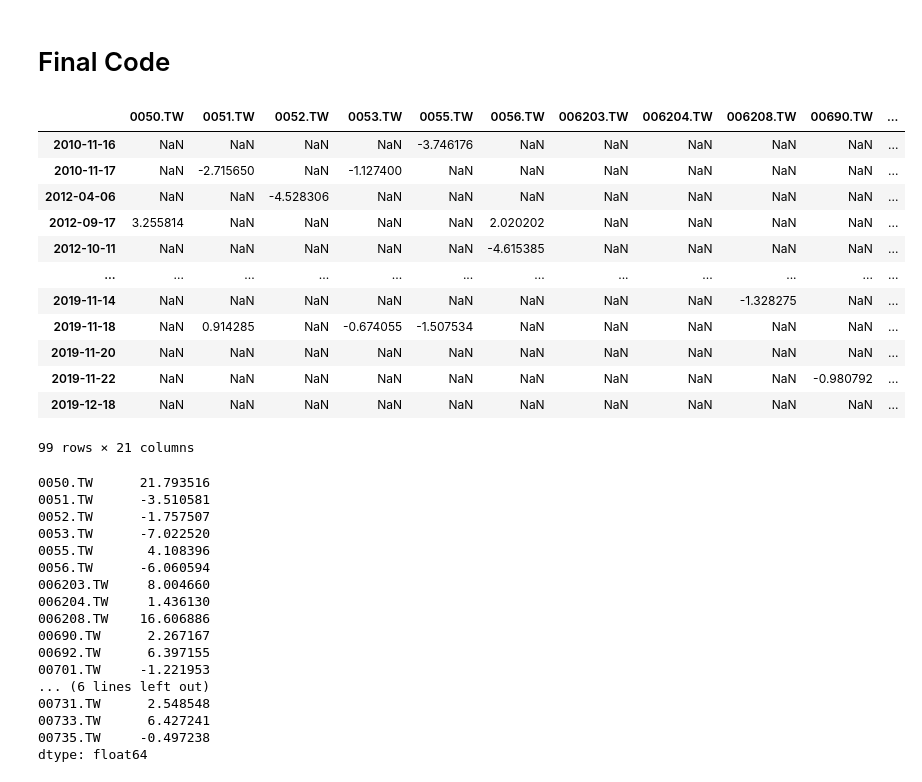
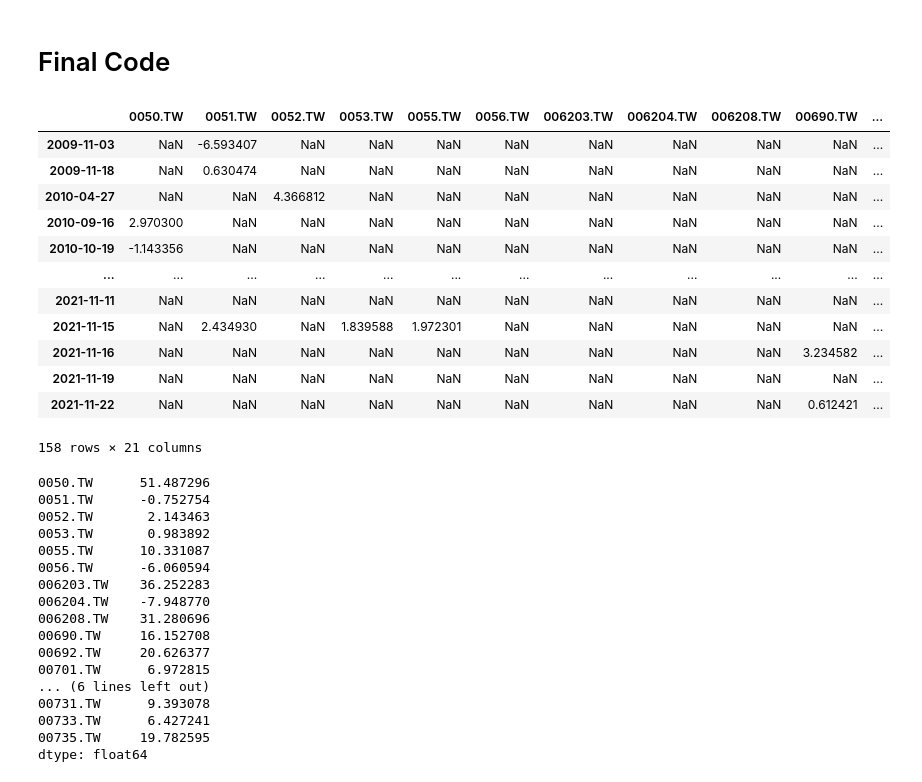
Before and after one commit to benson85560/yuanta, a Jupyter notebook: Dividend_Yield_Strategy.ipynb, the cells around one changed output. Saved outputs shown, nothing was run; the diff lists cells and outputs as text; code cells hidden in the pictures.

```diff
--- a/Dividend_Yield_Strategy.ipynb
+++ b/Dividend_Yield_Strategy.ipynb
@@ -929,7 +927,10 @@ sns.heatmap(data = pic).set(title='Return');
 # %%
-symbol = '0050.TW'
+startday = '2015-1-1'
+endday = '2022-1-1'
+
+symbol = '0053.TW'
 data = yf.Ticker(symbol)
-df = data.history(period='D', start='2010-1-1', end='2020-1-1')
+df = data.history(period='D', start = startday, end = endday)
 df = df.drop(columns = ['Dividends', 'Stock Splits'])
 df.columns = ['open', 'high', 'low', 'close', 'volume']
 
@@ -953,7 +954,9 @@ feeRate = 0.003 #手續費
 profit_list = []
 price = [] # 除息日
 buy = []
-sell = []
+sell_win = []
+sell_lose = []
+sell_close = []
 timeList = []
 first = 0 ##除了第一筆之外，只紀錄出場的時間點
 BS = None ##紀錄現在的狀態是做多還做空
@@ -969,7 +972,7 @@ for i in range(len(df)):
     if i == len(df)-1:
       break
 
-    if df['0050'][i] > 0 and df['close'][i] > 0: # 除息日
+    if df['0053'][i] > 0 and df['close'][i] > 0: # 除息日
       price.append(i)
 
       for j in range(i-In, i-Out+1):
@@ -991,7 +994,7 @@ for i in range(len(df)):
             # profit_fee_list.append(profit_fee)
             profit_list.append(profit)
             timeList.append(df.index[j+1])
-            sell.append(j+1)
+            sell_win.append(j+1)
             BS=None
 
 
@@ -1002,7 +1005,7 @@ for i in range(len(df)):
             # profit_fee_list.append(profit_fee)
             profit_list.append(profit)
             timeList.append(df.index[j+1])
-            sell.append(j+1)
+            sell_lose.append(j+1)
             BS=None
 
 
@@ -1013,7 +1016,7 @@ for i in range(len(df)):
             # profit_fee_list.append(profit_fee)
             profit_list.append(profit)
             timeList.append(df.index[j+1])
-            sell.append(j+1)
+            sell_close.append(j+1)
             BS=None
 
 equity = pd.DataFrame({'0050.TW':np.cumsum(profit_list)}, index=timeList)
@@ -1058,9 +1064,12 @@ plt.title('Price Movement',fontsize  = 16);
 # %% [markdown]
 # Final Code
 # %%
+startday = '2008-1-1'
+endday = '2022-1-1'
+
 symbol = '0050.TW'
 data = yf.Ticker(symbol)
-df = data.history(period='D', start='2010-1-1', end='2020-1-1')
+df = data.history(period='D', start = startday, end = endday)
 df = df.drop(columns = ['Dividends', 'Stock Splits'])
 df.columns = ['open', 'high', 'low', 'close', 'volume']
 
@@ -1160,7 +1169,7 @@ for k in range(len(symbol_list)):
   symbol = symbol_list[k]
 
   data = yf.Ticker(symbol)
-  df = data.history(period='D', start='2010-1-1', end='2020-1-1')
+  df = data.history(period='D', start = startday, end = endday)
   df = df.drop(columns = ['Dividends', 'Stock Splits'])
   df.columns = ['open', 'high', 'low', 'close', 'volume']
 
@@ -1226,65 +1235,65 @@ for k in range(len(symbol_list)):
               BS=None
 
 
             # buy停損
           if df['close'][j] < stopLoss and BS == 'B':
               profit = tempSize * (df['open'][j+1] - temp) # temp : 進場價
               # profit_fee = profit - money*feeRate - (money+profit)*feeRate
               # profit_fee_list.append(profit_fee)
               profit_list.append(profit)
               timeList.append(df.index[j+1])
               sell.append(j+1)
               BS=None
 
 
             # 最後一天平倉
           if j == (i-Out) and BS == 'B':
               profit = tempSize * (df['open'][j+1] - temp) # temp : 進場價
               # profit_fee = profit - money*feeRate - (money+profit)*feeRate
               # profit_fee_list.append(profit_fee)
               profit_list.append(profit)
               timeList.append(df.index[j+1])
               sell.append(j+1)
               BS=None
 
   pp = pd.DataFrame({'{}'.format(symbol_list[k]):profit_list}, index=timeList)
   equity = pd.concat([equity,pp], join='outer', axis=1)
 
 equity
 # %% [output]
 |  | 0050.TW | 0051.TW | 0052.TW | 0053.TW | 0055.TW | 0056.TW | 006203.TW | 006204.TW | 006208.TW | 00690.TW | ... |
-| 2010-11-16 | NaN | NaN | NaN | NaN | -3.746176 | NaN | NaN | NaN | NaN | NaN | ... |
-| 2010-11-17 | NaN | -2.715650 | NaN | -1.127400 | NaN | NaN | NaN | NaN | NaN | NaN | ... |
-| 2012-04-06 | NaN | NaN | -4.528306 | NaN | NaN | NaN | NaN | NaN | NaN | NaN | ... |
-| 2012-09-17 | 3.255814 | NaN | NaN | NaN | NaN | 2.020202 | NaN | NaN | NaN | NaN | ... |
-| 2012-10-11 | NaN | NaN | NaN | NaN | NaN | -4.615385 | NaN | NaN | NaN | NaN | ... |
+| 2009-11-03 | NaN | -6.593407 | NaN | NaN | NaN | NaN | NaN | NaN | NaN | NaN | ... |
+| 2009-11-18 | NaN | 0.630474 | NaN | NaN | NaN | NaN | NaN | NaN | NaN | NaN | ... |
+| 2010-04-27 | NaN | NaN | 4.366812 | NaN | NaN | NaN | NaN | NaN | NaN | NaN | ... |
+| 2010-09-16 | 2.970300 | NaN | NaN | NaN | NaN | NaN | NaN | NaN | NaN | NaN | ... |
+| 2010-10-19 | -1.143356 | NaN | NaN | NaN | NaN | NaN | NaN | NaN | NaN | NaN | ... |
 | ... | ... | ... | ... | ... | ... | ... | ... | ... | ... | ... | ... |
-| 2019-11-14 | NaN | NaN | NaN | NaN | NaN | NaN | NaN | NaN | -1.328275 | NaN | ... |
-| 2019-11-18 | NaN | 0.914285 | NaN | -0.674055 | -1.507534 | NaN | NaN | NaN | NaN | NaN | ... |
-| 2019-11-20 | NaN | NaN | NaN | NaN | NaN | NaN | NaN | NaN | NaN | NaN | ... |
-| 2019-11-22 | NaN | NaN | NaN | NaN | NaN | NaN | NaN | NaN | NaN | -0.980792 | ... |
-| 2019-12-18 | NaN | NaN | NaN | NaN | NaN | NaN | NaN | NaN | NaN | NaN | ... |
+| 2021-11-11 | NaN | NaN | NaN | NaN | NaN | NaN | NaN | NaN | NaN | NaN | ... |
+| 2021-11-15 | NaN | 2.434930 | NaN | 1.839588 | 1.972301 | NaN | NaN | NaN | NaN | NaN | ... |
+| 2021-11-16 | NaN | NaN | NaN | NaN | NaN | NaN | NaN | NaN | NaN | 3.234582 | ... |
+| 2021-11-19 | NaN | NaN | NaN | NaN | NaN | NaN | NaN | NaN | NaN | NaN | ... |
+| 2021-11-22 | NaN | NaN | NaN | NaN | NaN | NaN | NaN | NaN | NaN | 0.612421 | ... |
-99 rows × 21 columns
+158 rows × 21 columns
 # %%
 equity.fillna(0)
 
 df2 = equity.sum(axis = 0)
 df2
 # %% [output]
-0050.TW      21.793516
-0051.TW      -3.510581
-0052.TW      -1.757507
-0053.TW      -7.022520
-0055.TW       4.108396
+0050.TW      51.487296
+0051.TW      -0.752754
+0052.TW       2.143463
+0053.TW       0.983892
+0055.TW      10.331087
 0056.TW      -6.060594
-006203.TW     8.004660
-006204.TW     1.436130
-006208.TW    16.606886
-00690.TW      2.267167
-00692.TW      6.397155
-00701.TW     -1.221953
+006203.TW    36.252283
+006204.TW    -7.948770
+006208.TW    31.280696
+00690.TW     16.152708
+00692.TW     20.626377
+00701.TW      6.972815
 ... (6 lines left out)
-00731.TW      2.548548
+00731.TW      9.393078
 00733.TW      6.427241
-00735.TW     -0.497238
+00735.TW     19.782595
 dtype: float64
```
Also changed, not shown: parts of 3 cells of this notebook.
